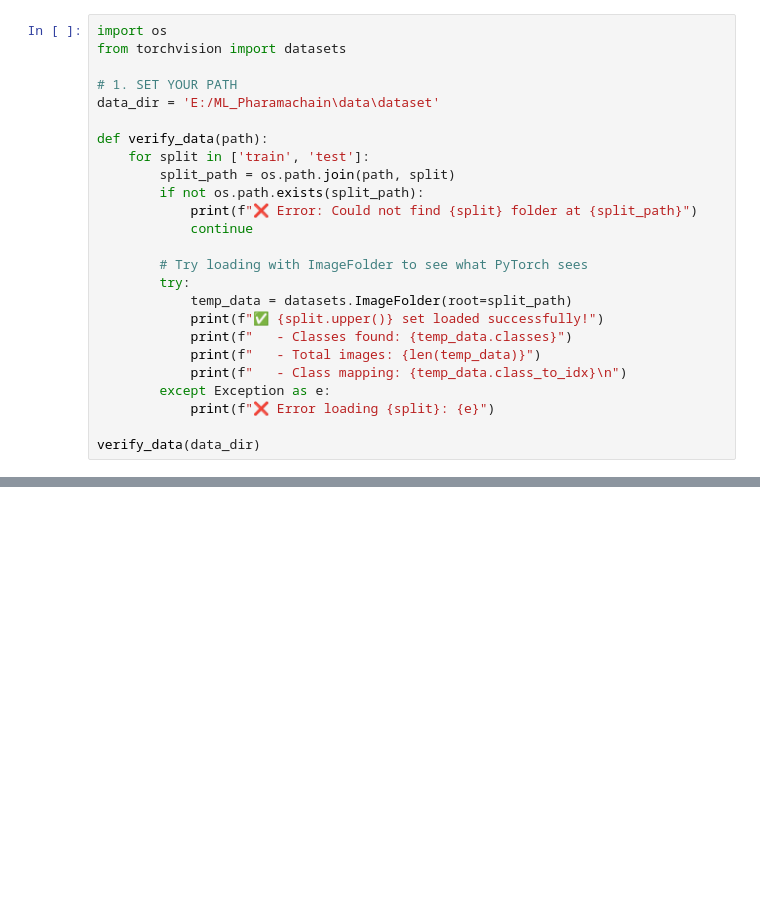
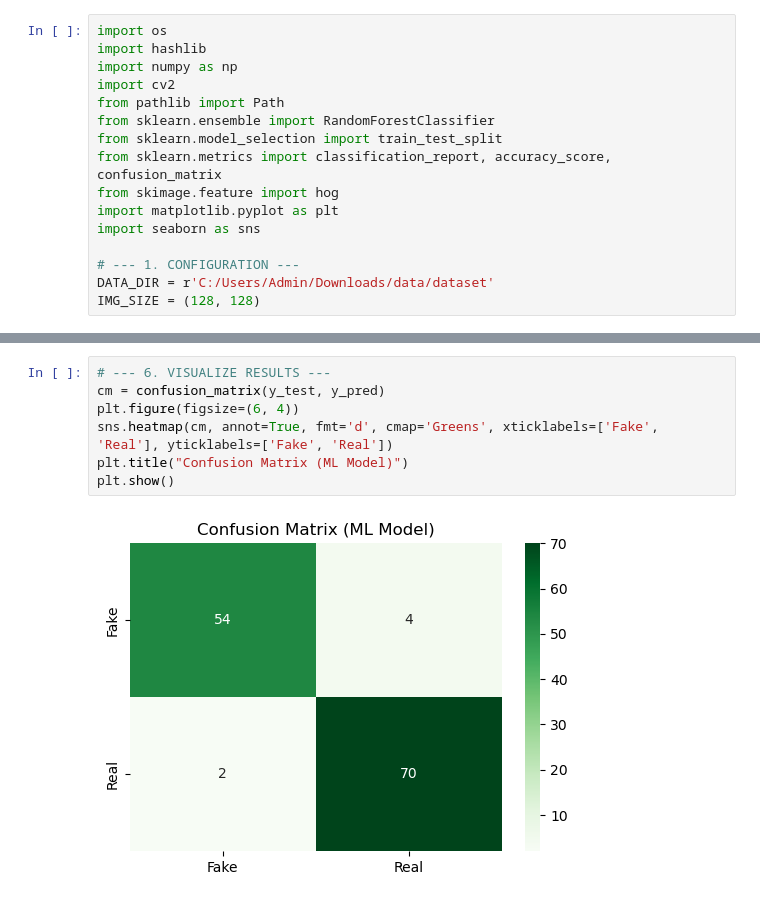
Before and after one commit to monish-instinct/satoshi-squad-yantra-2026, a Jupyter notebook: ML_Models/ML_Pharamachain/Model Building/building.ipynb, the cells around one changed output, grey strips where cells are left out. Drawn from its saved outputs; the diff is of its cells as text; blank space fills up the shorter version.

Commit message:
Add Model Building

```diff
--- a/ML_Models/ML_Pharamachain/Model Building/building.ipynb
+++ b/ML_Models/ML_Pharamachain/Model Building/building.ipynb
@@ -1,25 +1,16 @@
 # %%
 import os
-from torchvision import datasets
+import hashlib
+import numpy as np
+import cv2
+from pathlib import Path
+from sklearn.ensemble import RandomForestClassifier
+from sklearn.model_selection import train_test_split
+from sklearn.metrics import classification_report, accuracy_score, confusion_matrix
+from skimage.feature import hog
+import matplotlib.pyplot as plt
+import seaborn as sns
 
-# 1. SET YOUR PATH
-data_dir = 'E:/ML_Pharamachain\data\dataset'
-
-def verify_data(path):
-    for split in ['train', 'test']:
-        split_path = os.path.join(path, split)
-        if not os.path.exists(split_path):
-            print(f"❌ Error: Could not find {split} folder at {split_path}")
-            continue
-
-        # Try loading with ImageFolder to see what PyTorch sees
-        try:
-            temp_data = datasets.ImageFolder(root=split_path)
-            print(f"✅ {split.upper()} set loaded successfully!")
-            print(f"   - Classes found: {temp_data.classes}")
-            print(f"   - Total images: {len(temp_data)}")
-            print(f"   - Class mapping: {temp_data.class_to_idx}\n")
-        except Exception as e:
-            print(f"❌ Error loading {split}: {e}")
-
-verify_data(data_dir)
+# --- 1. CONFIGURATION ---
+DATA_DIR = r'C:/Users/Admin/Downloads/data/dataset'
+IMG_SIZE = (128, 128)
@@ -539,0 +98,9 @@ Model is ✅ GOOD
+# %%
+# --- 6. VISUALIZE RESULTS ---
+cm = confusion_matrix(y_test, y_pred)
+plt.figure(figsize=(6, 4))
+sns.heatmap(cm, annot=True, fmt='d', cmap='Greens', xticklabels=['Fake', 'Real'], yticklabels=['Fake', 'Real'])
+plt.title("Confusion Matrix (ML Model)")
+plt.show()
+# %% [output]
+[figure, added]
```
Also changed, not shown: parts of 6 cells of this notebook, 4 other files.
